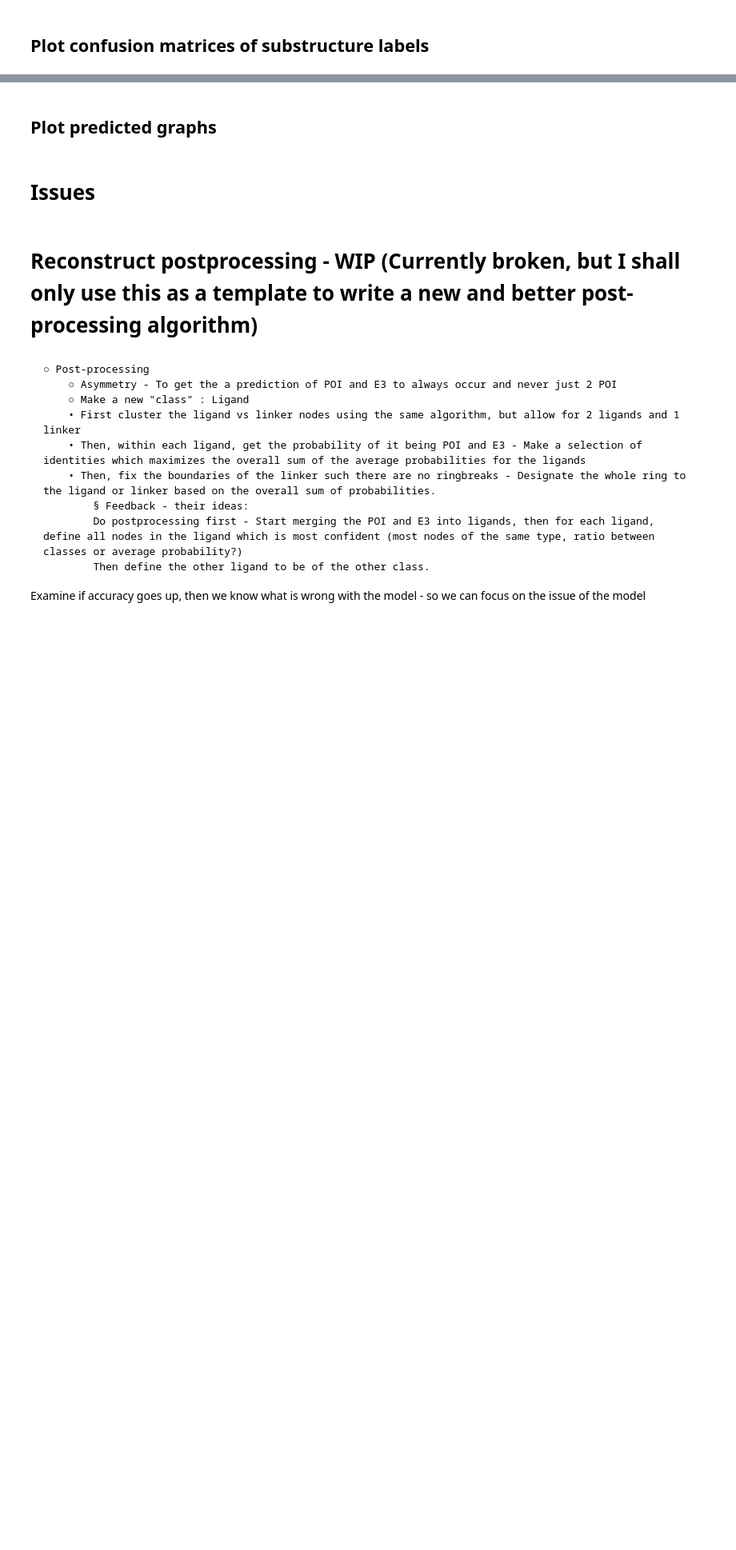
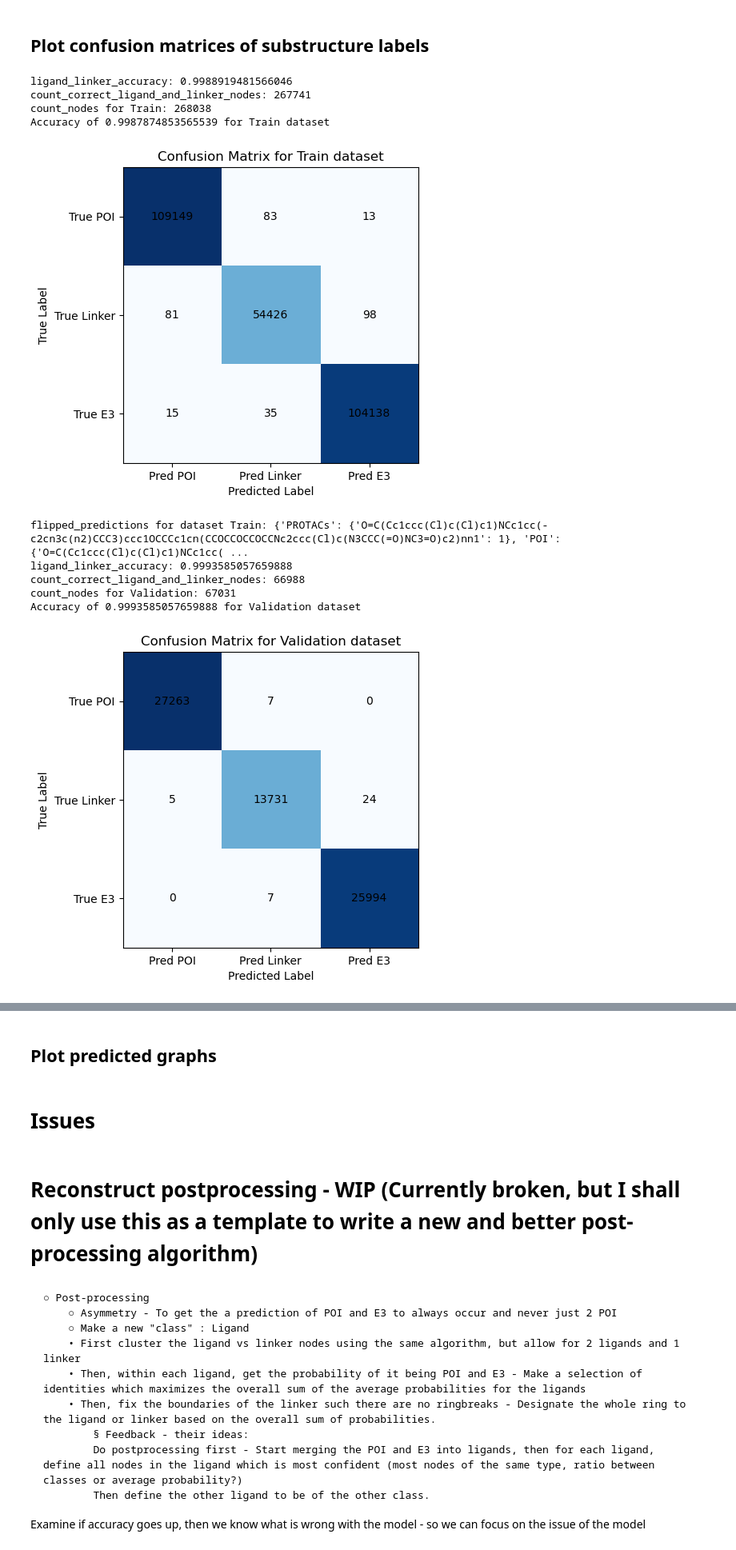
Before and after one commit to ribesstefano/PROTAC-Splitter, a Jupyter notebook: notebooks/GNN/gnn_full_pipeline_v1.2.ipynb, the cells around one changed output, grey strips where cells are left out. Shown at 80% size. Drawn from its saved outputs; the diff is of its cells as text; code cells hidden in the pictures; blank space fills up the shorter version.

```diff
--- a/notebooks/GNN/gnn_full_pipeline_v1.2.ipynb
+++ b/notebooks/GNN/gnn_full_pipeline_v1.2.ipynb
@@ -3316,0 +3504,21 @@ DataStructs.TanimotoSimilarity(fps1[0],fps2[0])
+# %%
+e3_trainval_substruct_smi_df_without_attachment = pd.read_csv('../../data/e3_trainval_substructures_without_attachment.csv')
+poi_trainval_substruct_smi_df_without_attachment = pd.read_csv('../../data/poi_trainval_substructures_without_attachment.csv')
+e3_database = e3_trainval_substruct_smi_df_without_attachment["E3 SMILES"].to_list()
+poi_database = poi_trainval_substruct_smi_df_without_attachment["POI SMILES"].to_list()
+fp_function = compute_countMorgFP
+e3_database_fps = fp_function(e3_database)
+poi_database_fps = fp_function(poi_database)
+
+new_e3_database = []
+new_poi_database = []
+
+for testset in test_sets:
+    for protac_data in tqdm(testset):
+        protac_smiles = protac_data["smiles"]
+        substructures_smi, substructure_smi_with_attachmentpoints = model.predict(protac_smiles,
+                                                                                  e3_database_fps = e3_database_fps,
+                                                                                  #poi_database_fps = poi_database_fps,
+                                                                                  fp_function = fp_function)
+        new_e3_database.append(substructures_smi["E3 SMILES"])
+        new_poi_database.append(substructures_smi["POI SMILES"])
@@ -3316,0 +3610,7 @@ DataStructs.TanimotoSimilarity(fps1[0],fps2[0])
+# %%
+"""np_array = np.zeros(30)
+for i in range(5):
+    np_array += outputs[i]["test_accuracies"][0]
+np_array = np_array/5
+print(np_array[1])
+"""
@@ -3671,7 +4074,7 @@ if False: #delete last row in saved csv
 # %% [markdown]
 ## Plot confusion matrices of substructure labels
 # %%
-def plot_confusion_matrix_substructure_labels(model, datasets, dataset_names):
+def plot_confusion_matrix_substructure_labels(model, datasets, dataset_names, use_library=True):
 
     flipped_predictions_datasets = {}
 
@@ -3702,7 +4105,12 @@ def plot_confusion_matrix_substructure_labels(model, datasets, dataset_names):
 
 
             e3_database_fps = compute_countMorgFP(e3_database)
-            class_predictions, _ = model._predict_node_labels_and_probabilities_for_batch(batch, raw_prediction, e3_database_fps=e3_database_fps, fp_function=compute_countMorgFP)
+            predictions_and_prob = model._predict_node_labels_and_probabilities_for_batch(batch, raw_prediction, e3_database_fps=e3_database_fps, fp_function=compute_countMorgFP)
+            if not use_library:
+                class_predictions = predictions_and_prob["Direct prediction"][0]
+            else:
+                class_predictions = predictions_and_prob["Prediction checked against library"][0]
+
 
             true_class_labels = batch["substructure_labels"]
             for true_label, predicted_label in zip(true_class_labels, class_predictions):
@@ -3760,31 +4168,46 @@ def plot_confusion_matrix_substructure_labels(model, datasets, dataset_names):
         #plt.colorbar()
 
         # Annotate the heatmap with text
         for i in range(confusion_matrix_np.shape[0]):
             for j in range(confusion_matrix_np.shape[1]):
                 text = plt.text(j, i, confusion_matrix_np[i, j], ha="center", va="center", color="black")
 
         Correct_predictions = sum(np.diag(confusion_matrix_np))
         total_predictions = np.sum(confusion_matrix_np)
         chosen_dataset_accuracy = Correct_predictions/total_predictions
         #print(f'Confusion matrix reproduces validation accuracy: {val_accuracy == test_accuracy}')
         print(f'Accuracy of {chosen_dataset_accuracy} for {dataset_name} dataset')
 
 
         # Adding labels for clarity
         plt.xlabel('Predicted Label')
         plt.ylabel('True Label')
         plt.title(f'Confusion Matrix for {dataset_name} dataset')
 
         # Add x and y ticks (optional, for better clarity)
         plt.xticks(range(len(confusion_matrix_np)), ['Pred POI', 'Pred Linker', 'Pred E3'])
         plt.yticks(range(len(confusion_matrix_np)), ['True POI', 'True Linker', 'True E3'])
 
         plt.show()
         print(f'flipped_predictions for dataset {dataset_name}: {flipped_predictions}')
         flipped_predictions_datasets[dataset_name] = flipped_predictions
 
     print("Sum of rows are sum of the number of nodes in the true substructure. \nExample: 7 True L & Pred Linker, means that the model correctly predicted 7 linker nodes. \n         3 True Linker & Pred E3, means that 3 nodes that are actually a part of the linker were predicted as E3 nodes")
     return confusion_matrices, flipped_predictions_datasets
 #plot_confusion_matrix_substructure_labels(model, datasets, dataset_names)
-confusion_matrices, flipped_predictions_datasets = plot_confusion_matrix_substructure_labels(model, datasets, dataset_names)
+if use_crossfolds:
+    confusion_matrices, flipped_predictions_datasets = plot_confusion_matrix_substructure_labels(model, [datasets[0][0], datasets[1][0]] + datasets[2:], dataset_names)
+else:
+    confusion_matrices, flipped_predictions_datasets = plot_confusion_matrix_substructure_labels(model, datasets, dataset_names)
+# %% [output]
+ligand_linker_accuracy: 0.9988919481566046
+count_correct_ligand_and_linker_nodes: 267741
+count_nodes for Train: 268038
+Accuracy of 0.9987874853565539 for Train dataset
+[figure, added]
+flipped_predictions for dataset Train: {'PROTACs': {'O=C(Cc1ccc(Cl)c(Cl)c1)NCc1cc(-c2cn3c(n2)CCC3)ccc1OCCCc1cn(CCOCCOCCOCCNc2ccc(Cl)c(N3CCC(=O)NC3=O)c2)nn1': 1}, 'POI': {'O=C(Cc1ccc(Cl)c(Cl)c1)NCc1cc( ...
+ligand_linker_accuracy: 0.9993585057659888
+count_correct_ligand_and_linker_nodes: 66988
+count_nodes for Validation: 67031
+Accuracy of 0.9993585057659888 for Validation dataset
+[figure, added]
```
Also changed, not shown: parts of 19 cells of this notebook, 1 other file.
